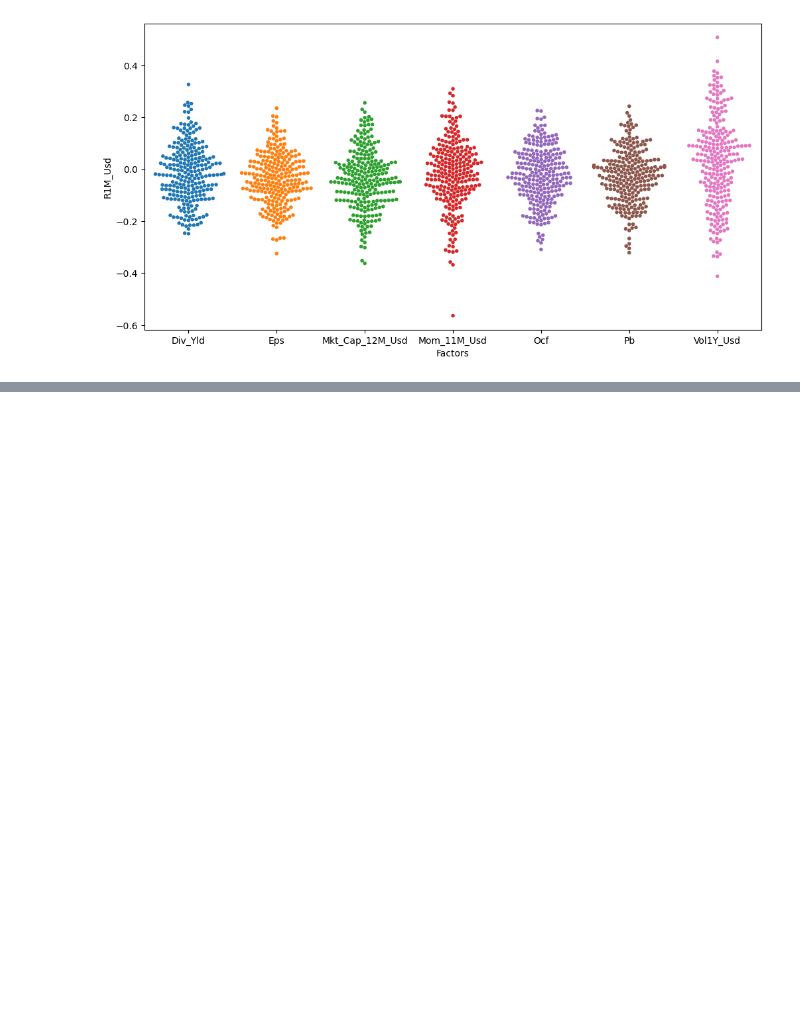
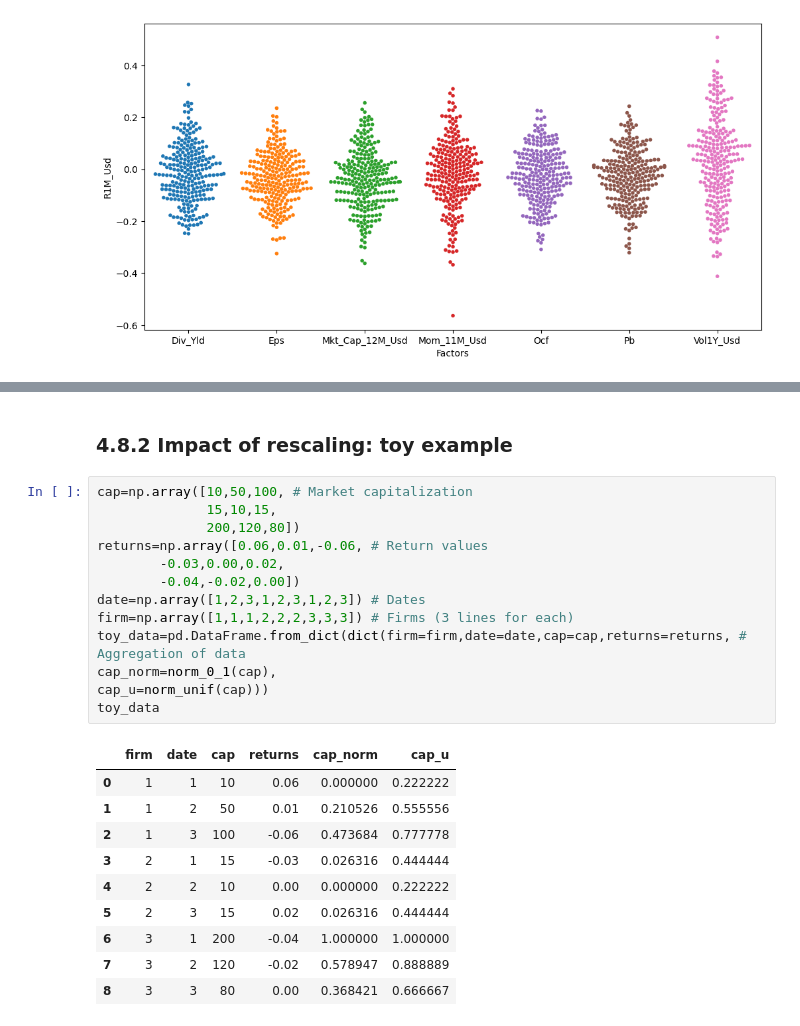
Before and after one commit to mathieucbd/ml-for-factor-investing, a Jupyter notebook: notebooks/3_data_preprocessing.ipynb, the cells around one changed output, grey strips where cells are left out. Cells and saved outputs as stored; diff of their text form; blank space fills up the shorter version.

```diff
--- a/notebooks/3_data_preprocessing.ipynb
+++ b/notebooks/3_data_preprocessing.ipynb
@@ -52,0 +100,26 @@ data_hist_acf.hist(bins=50,range=[-0.1,1]); # Plot from pandas
+# %% [markdown]
+### 4.8.2 Impact of rescaling: toy example
+# %%
+cap=np.array([10,50,100, # Market capitalization
+              15,10,15,
+              200,120,80])
+returns=np.array([0.06,0.01,-0.06, # Return values
+        -0.03,0.00,0.02,
+        -0.04,-0.02,0.00])
+date=np.array([1,2,3,1,2,3,1,2,3]) # Dates
+firm=np.array([1,1,1,2,2,2,3,3,3]) # Firms (3 lines for each)
+toy_data=pd.DataFrame.from_dict(dict(firm=firm,date=date,cap=cap,returns=returns, # Aggregation of data
+cap_norm=norm_0_1(cap),
+cap_u=norm_unif(cap)))
+toy_data
+# %% [output]
+|  | firm | date | cap | returns | cap_norm | cap_u |
+| 0 | 1 | 1 | 10 | 0.06 | 0.000000 | 0.222222 |
+| 1 | 1 | 2 | 50 | 0.01 | 0.210526 | 0.555556 |
+| 2 | 1 | 3 | 100 | -0.06 | 0.473684 | 0.777778 |
+| 3 | 2 | 1 | 15 | -0.03 | 0.026316 | 0.444444 |
+| 4 | 2 | 2 | 10 | 0.00 | 0.000000 | 0.222222 |
+| 5 | 2 | 3 | 15 | 0.02 | 0.026316 | 0.444444 |
+| 6 | 3 | 1 | 200 | -0.04 | 1.000000 | 1.000000 |
+| 7 | 3 | 2 | 120 | -0.02 | 0.578947 | 0.888889 |
+| 8 | 3 | 3 | 80 | 0.00 | 0.368421 | 0.666667 |
```
Also changed, not shown: parts of 11 cells of this notebook, 3 other files.
